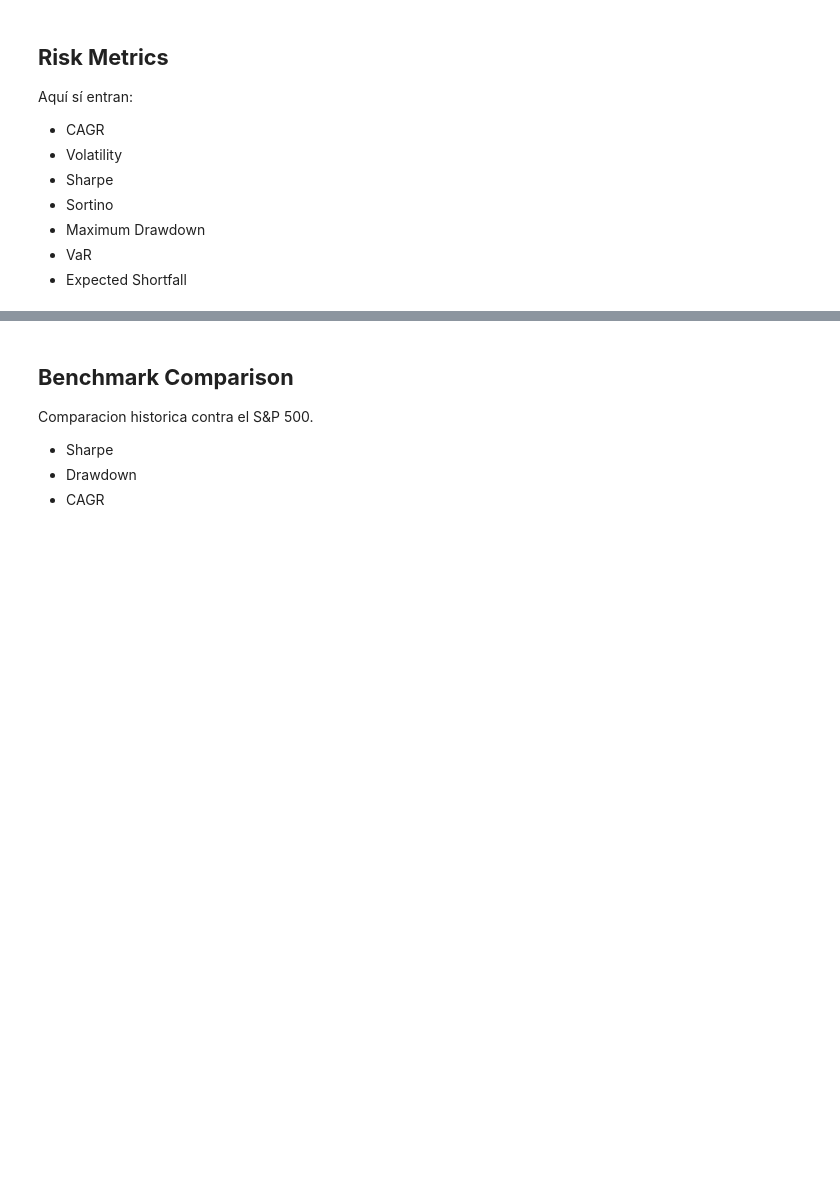
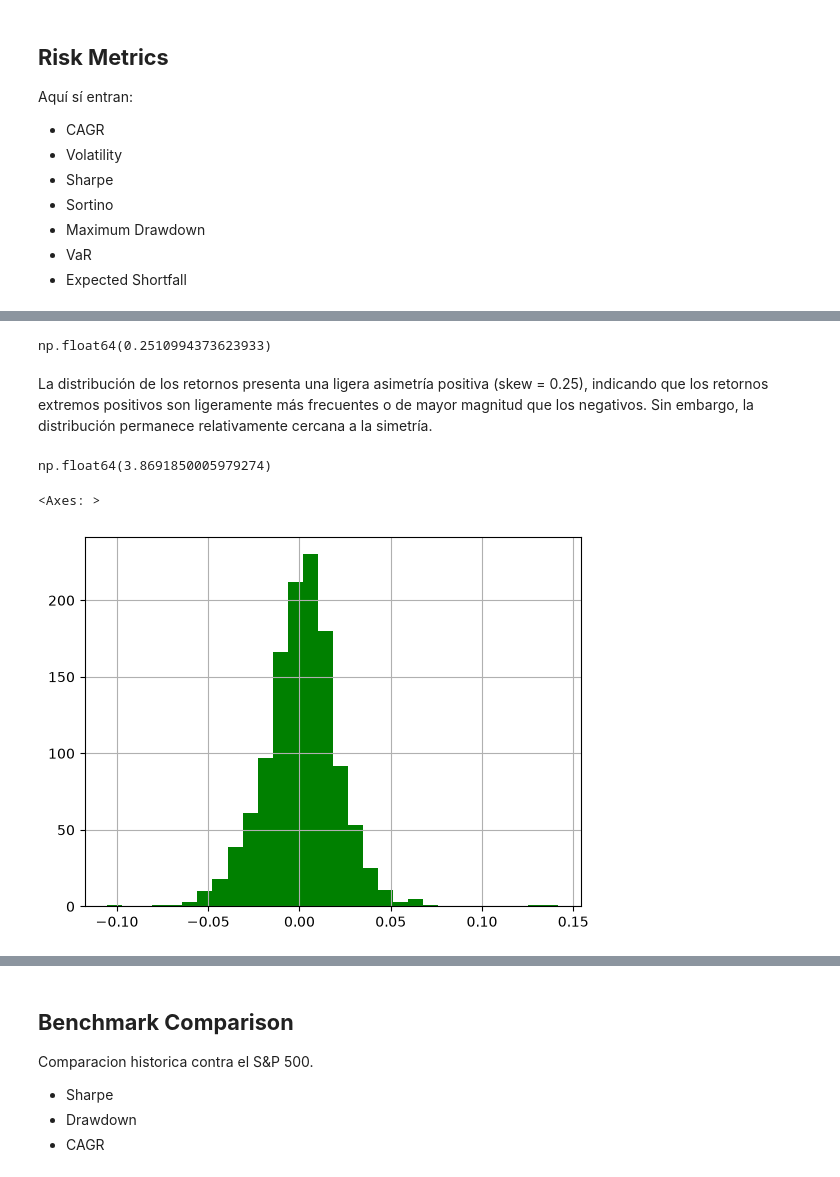
Before and after one commit to Nicosuarezso/portfolio-optimization, a Jupyter notebook: notebooks/04_risk_analysis.ipynb, the cells around one changed output, grey strips where cells are left out. Drawn from its saved outputs; the diff is of its cells as text; code cells hidden in the pictures; blank space fills up the shorter version.

Commit message:
Se realizo la construccion del portafolio historico y el calculo de las metricas de riesgo, notebok 04_risk_analysis

```diff
--- a/notebooks/04_risk_analysis.ipynb
+++ b/notebooks/04_risk_analysis.ipynb
@@ -76,0 +188,6 @@ from src.data_loader import load_dataset
+# %%
+selected_assets = optimal_weights["ticker"].tolist()
+
+portfolio_prices = close_prices[selected_assets]
+
+portfolio_prices.head()
@@ -76,0 +204,7 @@ from src.data_loader import load_dataset
+# %%
+asset_returns = (
+    portfolio_prices
+    .pct_change()
+    .dropna()
+)
+asset_returns.head()
@@ -76,0 +221,7 @@ from src.data_loader import load_dataset
+# %%
+weights = (
+    optimal_weights
+    .set_index("ticker")["weight"]
+)
+
+weights
@@ -76,0 +248,8 @@ from src.data_loader import load_dataset
+# %%
+portfolio_returns = (
+    asset_returns
+    .mul(weights, axis=1)
+    .sum(axis=1)
+)
+
+portfolio_returns.head()
@@ -87,0 +324,19 @@ Aquí sí entran:
+# %%
+portfolio_returns.skew()
+# %% [output]
+np.float64(0.2510994373623933)
+# %% [markdown]
+La distribución de los retornos presenta una ligera asimetría positiva (skew = 0.25),
+indicando que los retornos extremos positivos son ligeramente más frecuentes o de mayor magnitud que los negativos.
+Sin embargo, la distribución permanece relativamente cercana a la simetría.
+# %%
+portfolio_returns.kurtosis()
+# %% [output]
+np.float64(3.8691850005979274)
+# %%
+# Grafico de la distribución de los retornos del portafolio
+
+portfolio_returns.hist(bins=30, color="green")
+# %% [output]
+<Axes: >
+[figure, added]
```
Also changed, not shown: parts of 39 cells of this notebook.
